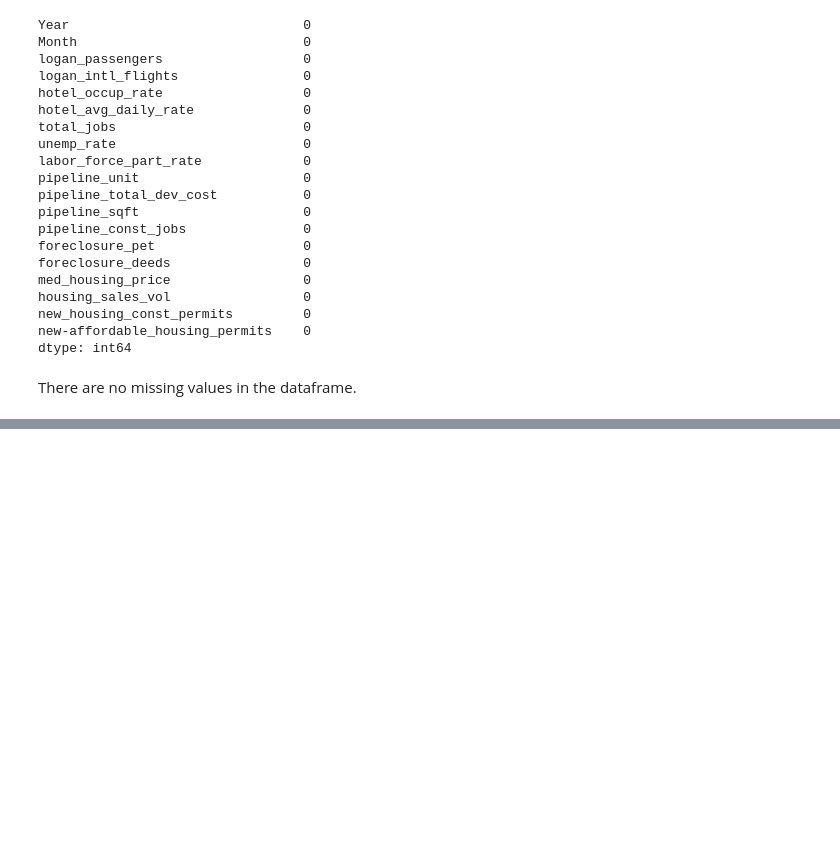
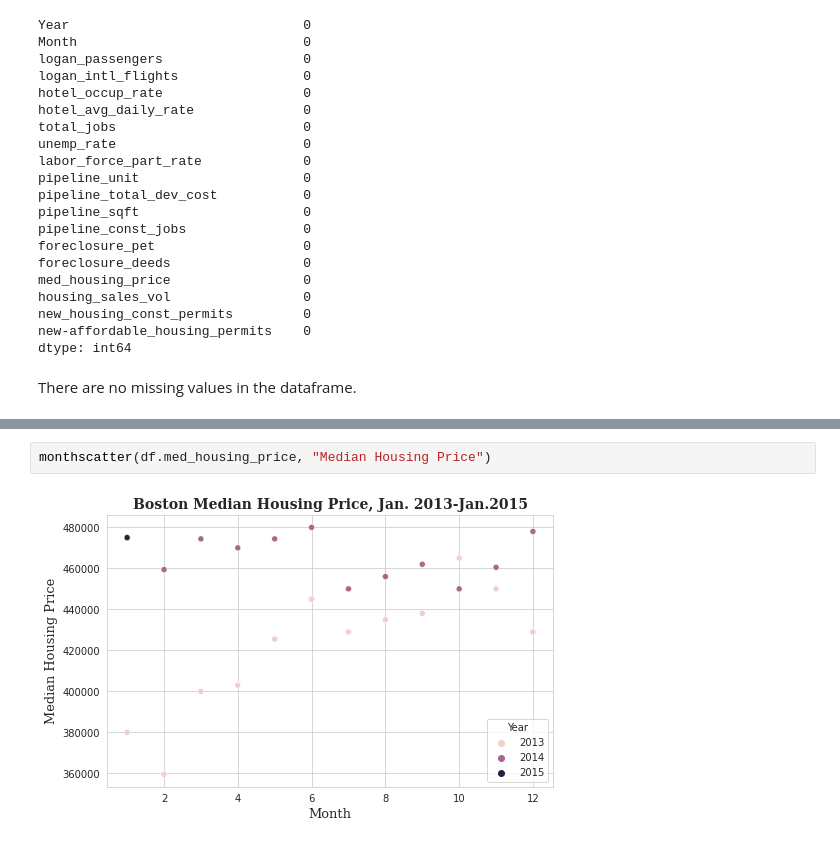
Before and after one commit to AvonleaFisher/Boston-economic-indicators, a Jupyter notebook: Boston_Economic_Indicators_Analysis.ipynb, the cells around one changed output, grey strips where cells are left out. Saved outputs shown, nothing was run; the diff lists cells and outputs as text; blank space fills up the shorter version.

```diff
--- a/Boston_Economic_Indicators_Analysis.ipynb
+++ b/Boston_Economic_Indicators_Analysis.ipynb
@@ -108,0 +131,4 @@ There are no missing values in the dataframe.
+# %%
+monthscatter(df.med_housing_price, "Median Housing Price")
+# %% [output]
+[figure, added]
```
Also changed, not shown: parts of 9 cells of this notebook.
